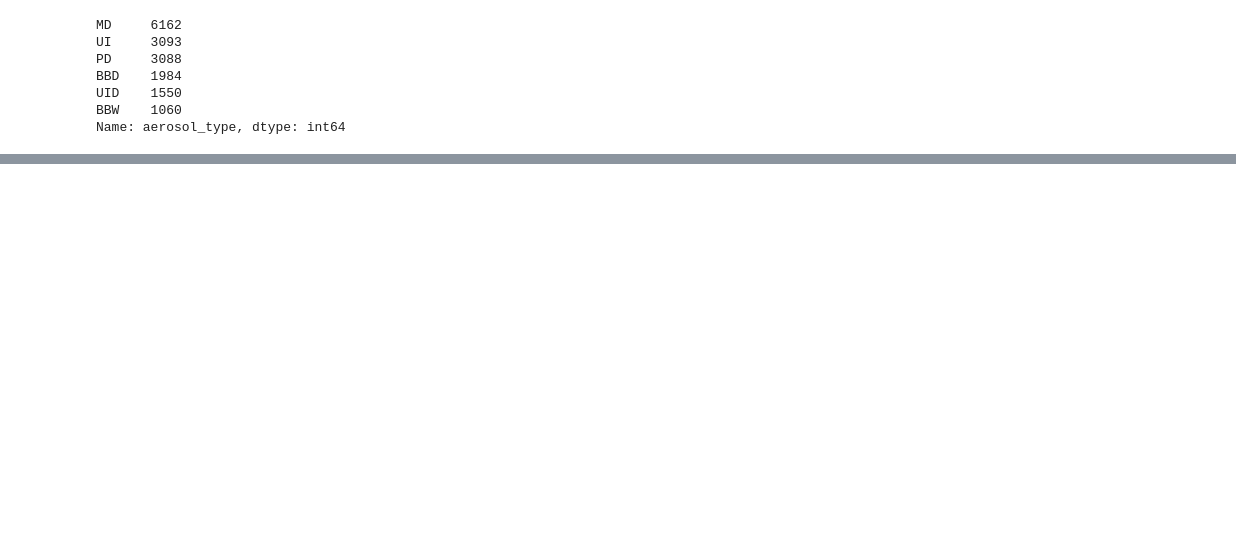
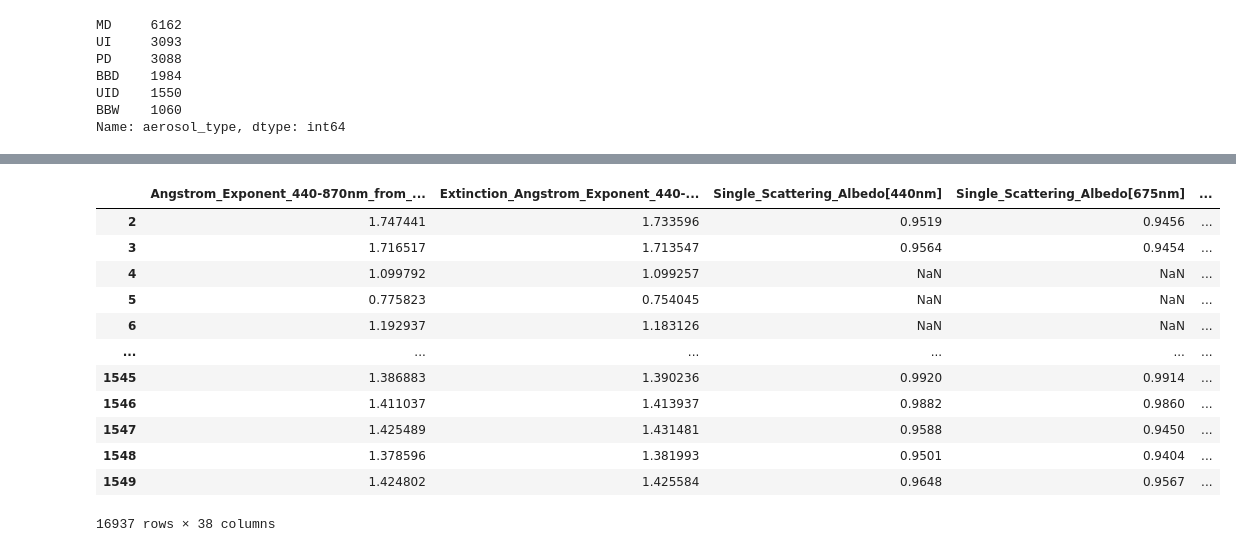
Before and after one commit to hansjarettong/AI201-Aerosol-Classification, a Jupyter notebook: 00-Data Preparation.ipynb, the cells around one changed output, grey strips where cells are left out. Drawn from its saved outputs; the diff is of its cells as text; code cells hidden in the pictures; blank space fills up the shorter version.

```diff
--- a/00-Data Preparation.ipynb
+++ b/00-Data Preparation.ipynb
@@ -102,0 +144,16 @@ Name: aerosol_type, dtype: int64
+# %%
+df
+# %% [output]
+|  | Angstrom_Exponent_440-870nm_from_... | Extinction_Angstrom_Exponent_440-... | Single_Scattering_Albedo[440nm] | Single_Scattering_Albedo[675nm] | ... |
+| 2 | 1.747441 | 1.733596 | 0.9519 | 0.9456 | ... |
+| 3 | 1.716517 | 1.713547 | 0.9564 | 0.9454 | ... |
+| 4 | 1.099792 | 1.099257 | NaN | NaN | ... |
+| 5 | 0.775823 | 0.754045 | NaN | NaN | ... |
+| 6 | 1.192937 | 1.183126 | NaN | NaN | ... |
+| ... | ... | ... | ... | ... | ... |
+| 1545 | 1.386883 | 1.390236 | 0.9920 | 0.9914 | ... |
+| 1546 | 1.411037 | 1.413937 | 0.9882 | 0.9860 | ... |
+| 1547 | 1.425489 | 1.431481 | 0.9588 | 0.9450 | ... |
+| 1548 | 1.378596 | 1.381993 | 0.9501 | 0.9404 | ... |
+| 1549 | 1.424802 | 1.425584 | 0.9648 | 0.9567 | ... |
+16937 rows × 38 columns
```
Also changed, not shown: parts of 8 cells of this notebook, 3 other files.
